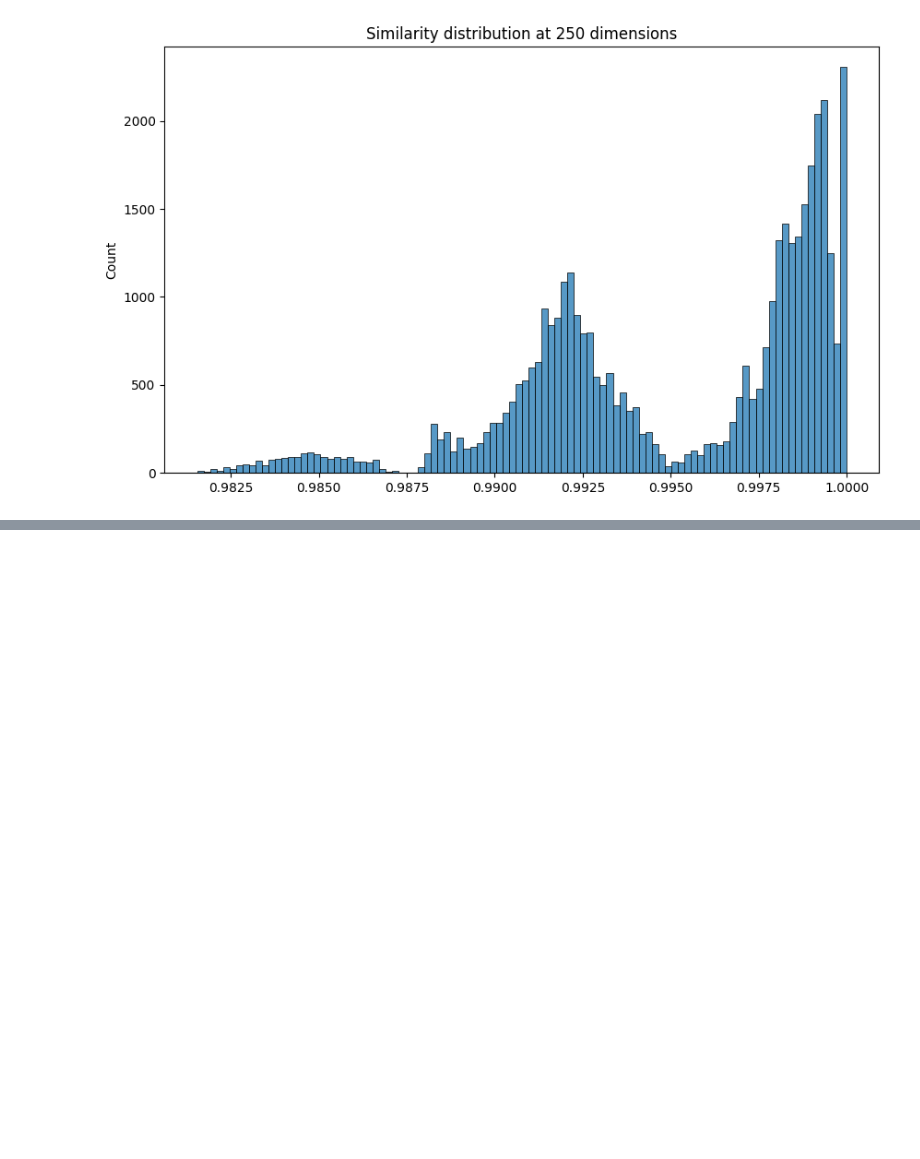
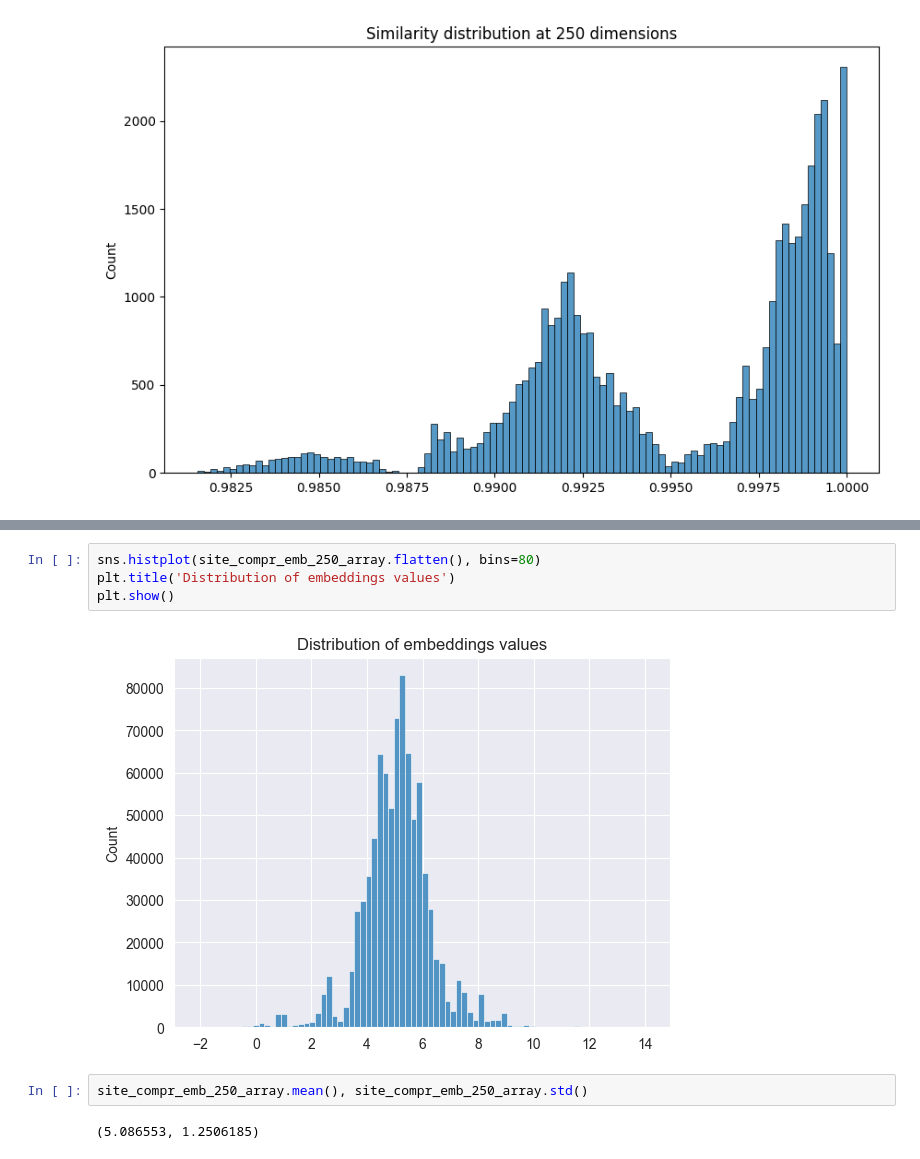
Before and after one commit to GiovanniChiurco/auction-gym, a Jupyter notebook: src/publisher_embedding/dimensionality_reduction.ipynb, the cells around one changed output, grey strips where cells are left out. Saved outputs shown, nothing was run; the diff lists cells and outputs as text; blank space fills up the shorter version.

```diff
--- a/src/publisher_embedding/dimensionality_reduction.ipynb
+++ b/src/publisher_embedding/dimensionality_reduction.ipynb
@@ -97,0 +122,10 @@ plt.show()
+# %%
+sns.histplot(site_compr_emb_250_array.flatten(), bins=80)
+plt.title('Distribution of embeddings values')
+plt.show()
+# %% [output]
+[figure, added]
+# %%
+site_compr_emb_250_array.mean(), site_compr_emb_250_array.std()
+# %% [output]
+(5.086553, 1.2506185)
```
Also changed, not shown: parts of 9 cells of this notebook, 6 other files.
